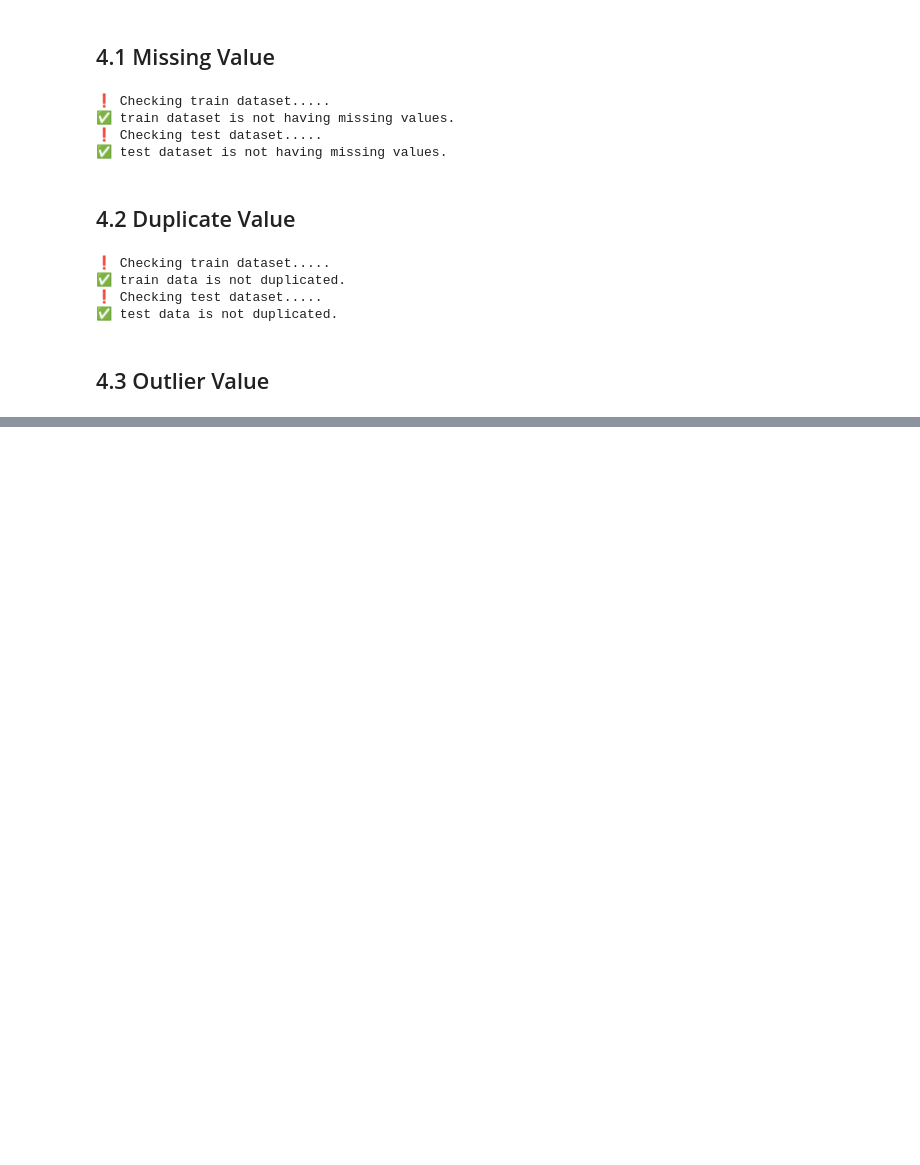
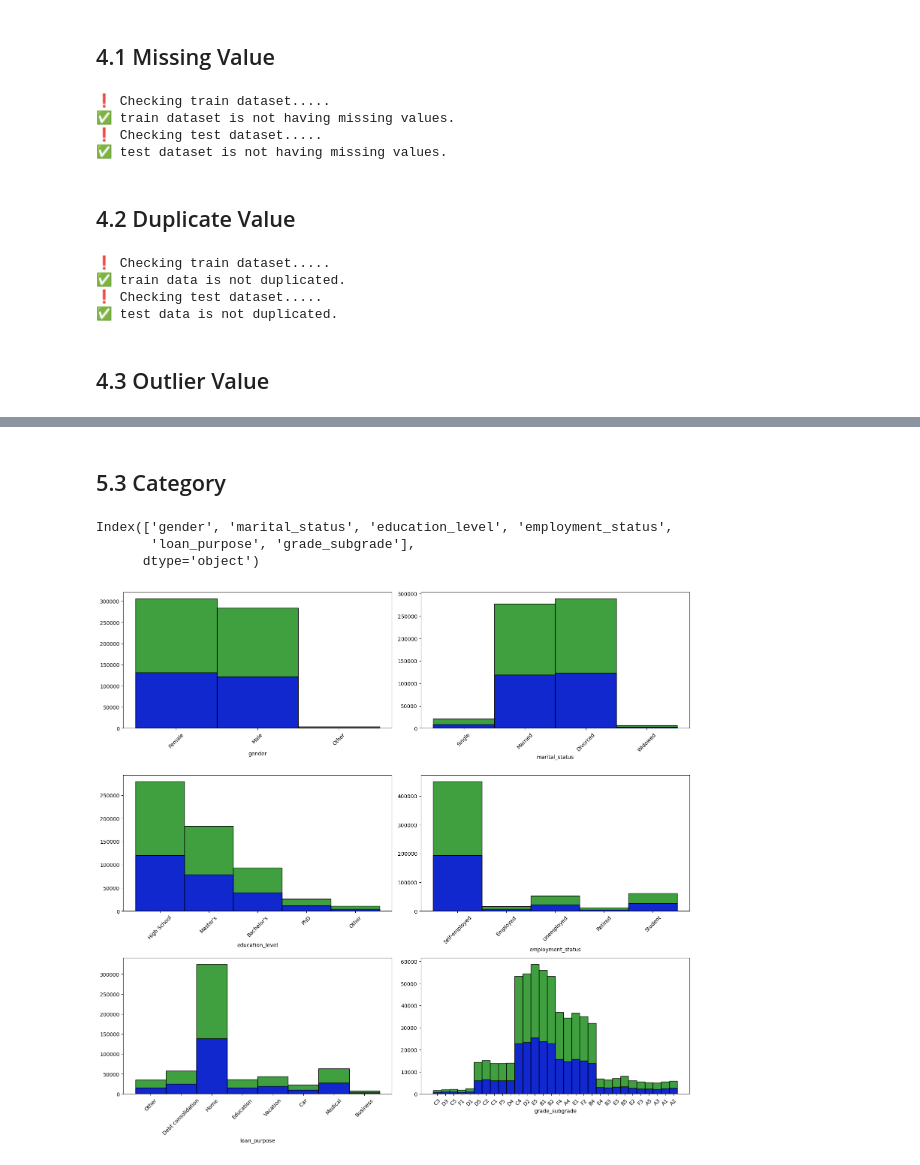
Before and after one commit to pikamanh/Predicting-Loan-Payback, a Jupyter notebook: main.ipynb, the cells around one changed output, grey strips where cells are left out. Saved outputs shown, nothing was run; the diff lists cells and outputs as text; code cells hidden in the pictures; blank space fills up the shorter version.

```diff
--- a/main.ipynb
+++ b/main.ipynb
@@ -255,0 +469,31 @@ is_duplicate(train_df, "test")
+# %% [markdown]
+## 5.3 Category
+# %%
+categorical_train_df.columns
+# %% [output]
+Index(['gender', 'marital_status', 'education_level', 'employment_status',
+       'loan_purpose', 'grade_subgrade'],
+      dtype='object')
+# %%
+fig, ax = plt.subplots(nrows=3, ncols=2, figsize=(16, 15))
+col_names = list(categorical_train_df.columns)
+
+for row in range(3):
+    col_name = col_names.pop(0)
+    sns.histplot(categorical_train_df, x=col_name, ax=ax[row, 0], label="Train data", color="green")
+    sns.histplot(categorical_test_df, x=col_name, ax=ax[row, 0], label="Test data", color="blue")
+
+    ax[row, 0].set_ylabel("")
+    ax[row, 0].set_xticklabels(categorical_train_df[col_name].unique(), rotation=45)
+
+    col_name = col_names.pop(0)
+    sns.histplot(categorical_train_df, x=col_name, ax=ax[row, 1], label="Train data", color="green")
+    sns.histplot(categorical_test_df, x=col_name, ax=ax[row, 1], label="Test data", color="blue")
+
+    ax[row, 1].set_ylabel("")
+    ax[row, 1].set_xticklabels(categorical_train_df[col_name].unique(), rotation=45)
+
+fig.tight_layout()
+plt.show()
+# %% [output]
+[figure, added]
```
Also changed, not shown: parts of 54 cells of this notebook, 1 other file.
